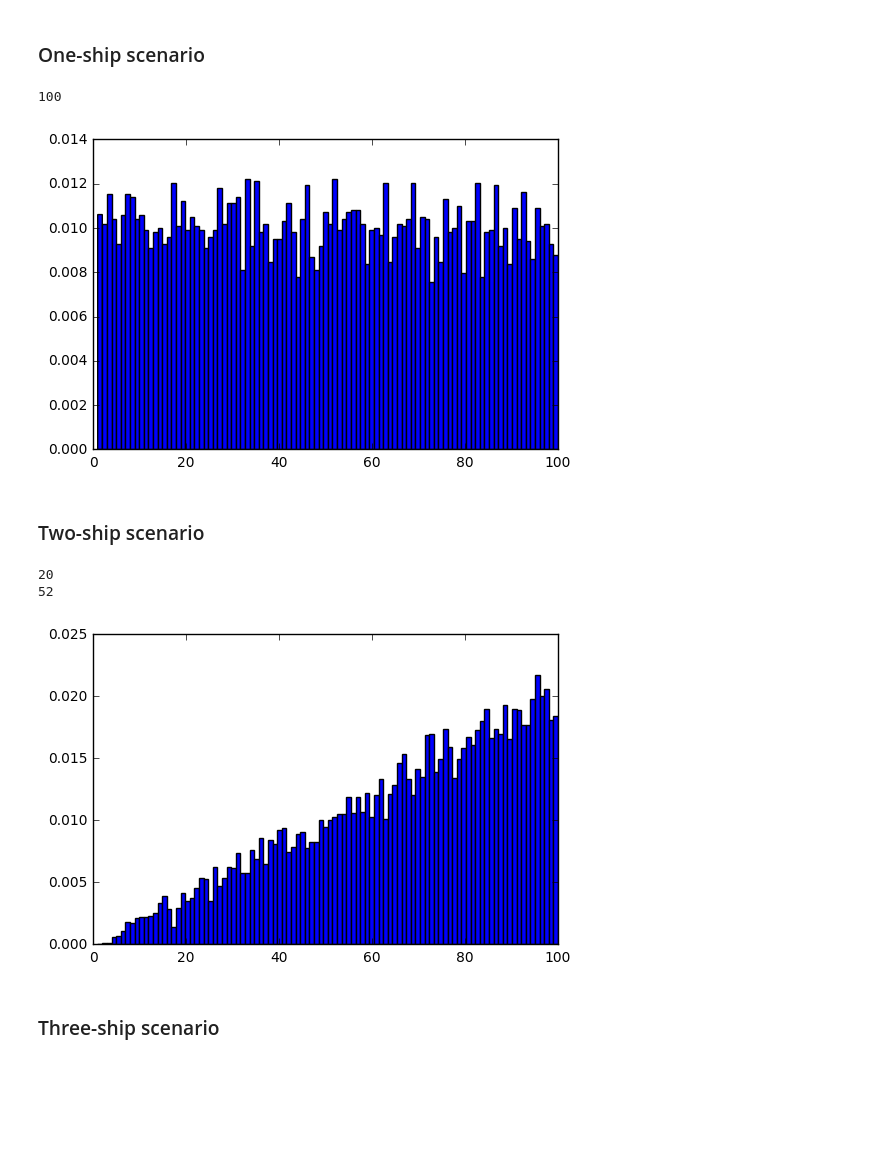
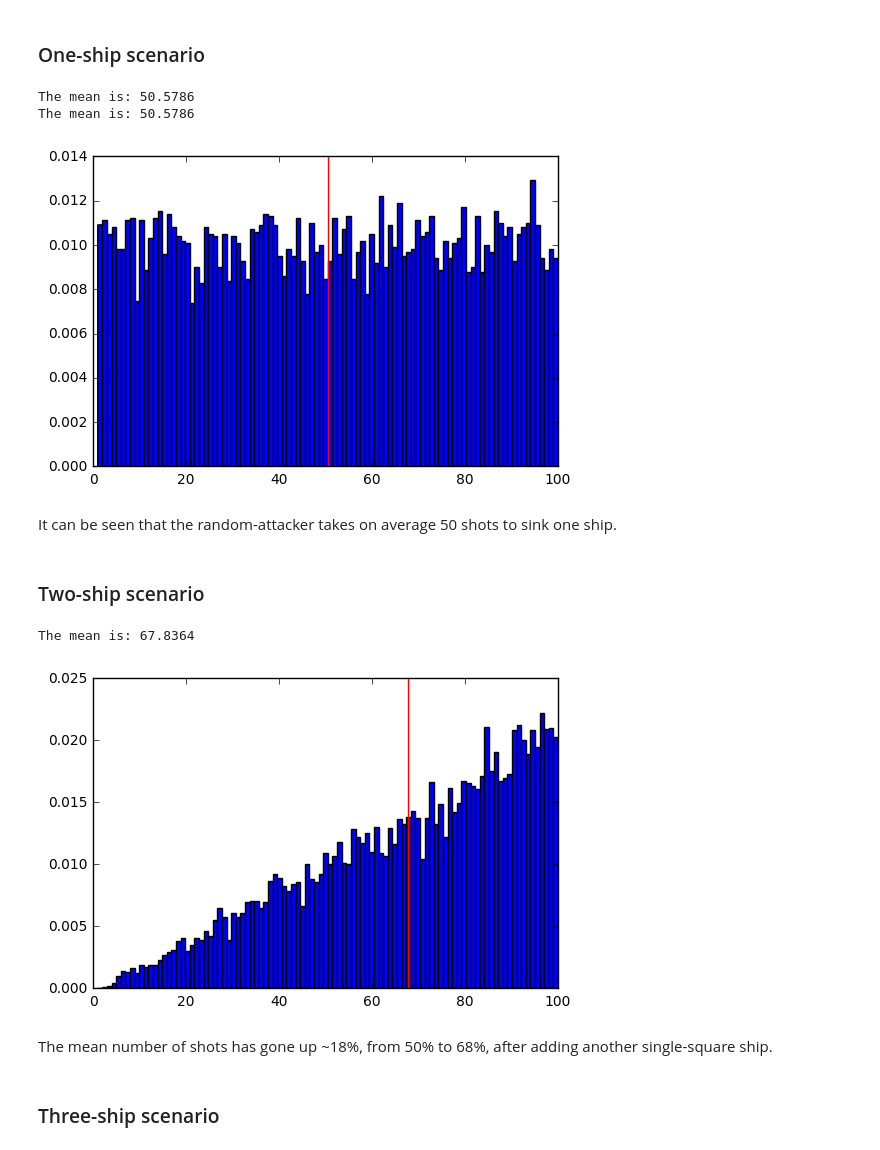
Before and after one commit to ajRiverav/ai-battleship-player, a Jupyter notebook: density-functions-analysis.ipynb, the cells around one changed output. Drawn from its saved outputs; the diff is of its cells as text; code cells hidden in the pictures; blank space fills up the shorter version.

Commit message:
Plot the mean number of shots to win. Also, switched list to numpy arrays.

```diff
--- a/density-functions-analysis.ipynb
+++ b/density-functions-analysis.ipynb
@@ -17,48 +36,57 @@ def getUnusedCoordinate(usedCoordinates=[]):
 # %% [markdown]
 ### One-ship scenario
 # %%
-numExperiments = 10000
-experimentResult = list()
+NUM_EXPERIMENTS = 10000
+experimentResult = np.empty(NUM_EXPERIMENTS)
 
 MAX_NUM = 100
 #Pick a random place to place the ship
 ship1Coordinate = getUnusedCoordinate()
-print ship1Coordinate
+#print ship1Coordinate
 
-for _ in range(1,numExperiments):
+for i in range(NUM_EXPERIMENTS):
 
     ship1Sunk = False
     keepShooting = True
     numShotsTaken = 0
     shotsTaken = list()
 
     #Fire randomly until ship is sunken.
     while keepShooting:
         randomShotCoordinate = random.randint(1,MAX_NUM)
 
         #if we have shot this before, try again.
         if randomShotCoordinate in shotsTaken:
             continue
         else:
             shotsTaken.append(randomShotCoordinate)
             numShotsTaken += 1
 
             if ship1Coordinate == randomShotCoordinate:
                 ship1Sunk = True
                 #print("Shot " + str(randomShotCoordinate) + ", took this many shots " + str(numShotsTaken))
                 keepShooting = False
 
-    experimentResult.append(numShotsTaken)
+    experimentResult[i]=numShotsTaken
 
 plt.hist(experimentResult,bins=MAX_NUM,normed=True,range=(1,MAX_NUM));
+
+print("The mean is: " + str(experimentResult.mean()))
+
+avgNumberOfShotsToWIn = experimentResult.mean()
+plt.axvline(x=avgNumberOfShotsToWIn,color="red")
+
+print("The mean is: " + str(avgNumberOfShotsToWIn))
 # %% [output]
-100
+The mean is: 50.5786
+The mean is: 50.5786
-[figure, old version]
+[figure, new version]
+# %% [markdown]
+It can be seen that the random-attacker takes on average 50 shots to sink one ship.
 # %% [markdown]
 ### Two-ship scenario
 # %%
-numExperiments = 10000
-experimentResult = list()
+experimentResult = np.empty(NUM_EXPERIMENTS)
 
 MAX_NUM = 100
 #Pick a random place to place the ship
@@ -67,9 +95,9 @@ ship1Coordinate = random.randint(1,MAX_NUM)
 ship1Coordinate = getUnusedCoordinate([])
 ship2Coordinate = getUnusedCoordinate([ship1Coordinate])
 
-print ship1Coordinate
-print ship2Coordinate
-for _ in range(1,numExperiments):
+#print ship1Coordinate
+#print ship2Coordinate
+for i in range(NUM_EXPERIMENTS):
 
     ship1Sunk = False
     ship2Sunk = False
@@ -98,13 +126,19 @@ for _ in range(1,numExperiments):
             if ship1Sunk and ship2Sunk:
                 keepShooting = False
 
-    experimentResult.append(numShotsTaken)
+    experimentResult[i]=numShotsTaken
 
 plt.hist(experimentResult,bins=MAX_NUM,normed=True,range=(1,MAX_NUM));
+
+avgNumberOfShotsToWIn = experimentResult.mean()
+plt.axvline(x=avgNumberOfShotsToWIn,color="red")
+
+print("The mean is: " + str(avgNumberOfShotsToWIn))
 # %% [output]
-20
-52
+The mean is: 67.8364
-[figure, old version]
+[figure, new version]
+# %% [markdown]
+The mean number of shots has gone up ~18%, from 50% to 68%, after adding another single-square ship.
 # %% [markdown]
 ### Three-ship scenario
 # %%
```
Also changed, not shown: parts of 5 cells of this notebook.
